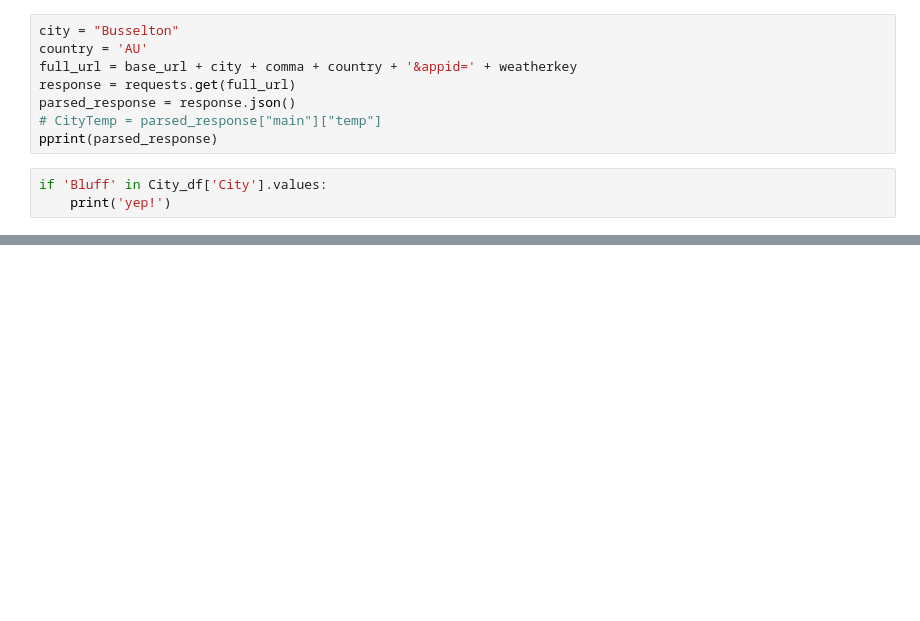
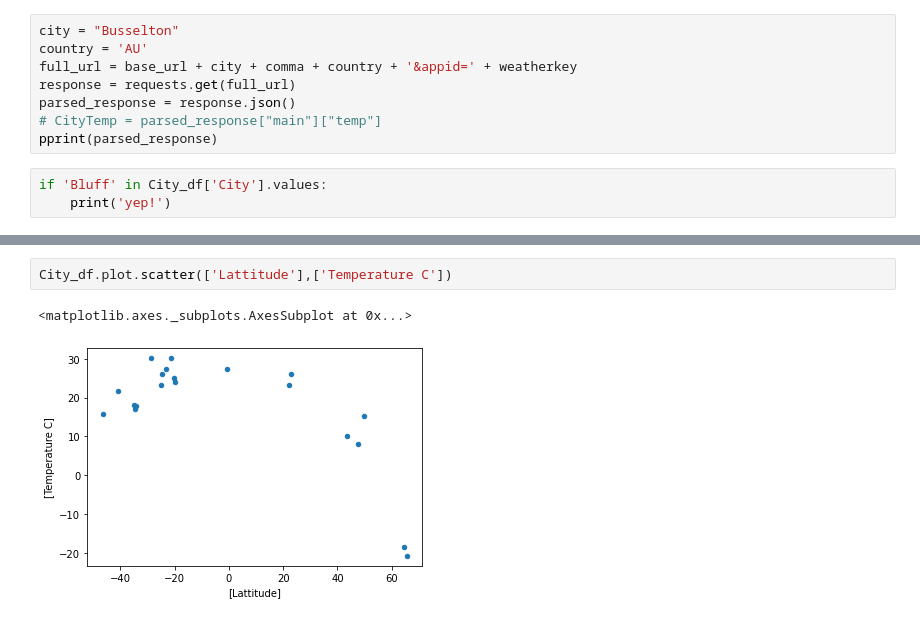
Before and after one commit to dhsharp1983/python-api-challenge, a Jupyter notebook: WeatherPy/WeatherPy.ipynb, the cells around one changed output, grey strips where cells are left out. Cells and saved outputs as stored; diff of their text form; blank space fills up the shorter version.

Commit message:
Adding Graphs

```diff
--- a/WeatherPy/WeatherPy.ipynb
+++ b/WeatherPy/WeatherPy.ipynb
@@ -212,0 +220,5 @@ city found: Ribeira Grande ,PT
+# %%
+City_df.plot.scatter(['Lattitude'],['Temperature C'])
+# %% [output]
+<matplotlib.axes._subplots.AxesSubplot at 0x...>
+[figure, added]
```
Also changed, not shown: parts of 4 cells of this notebook.
